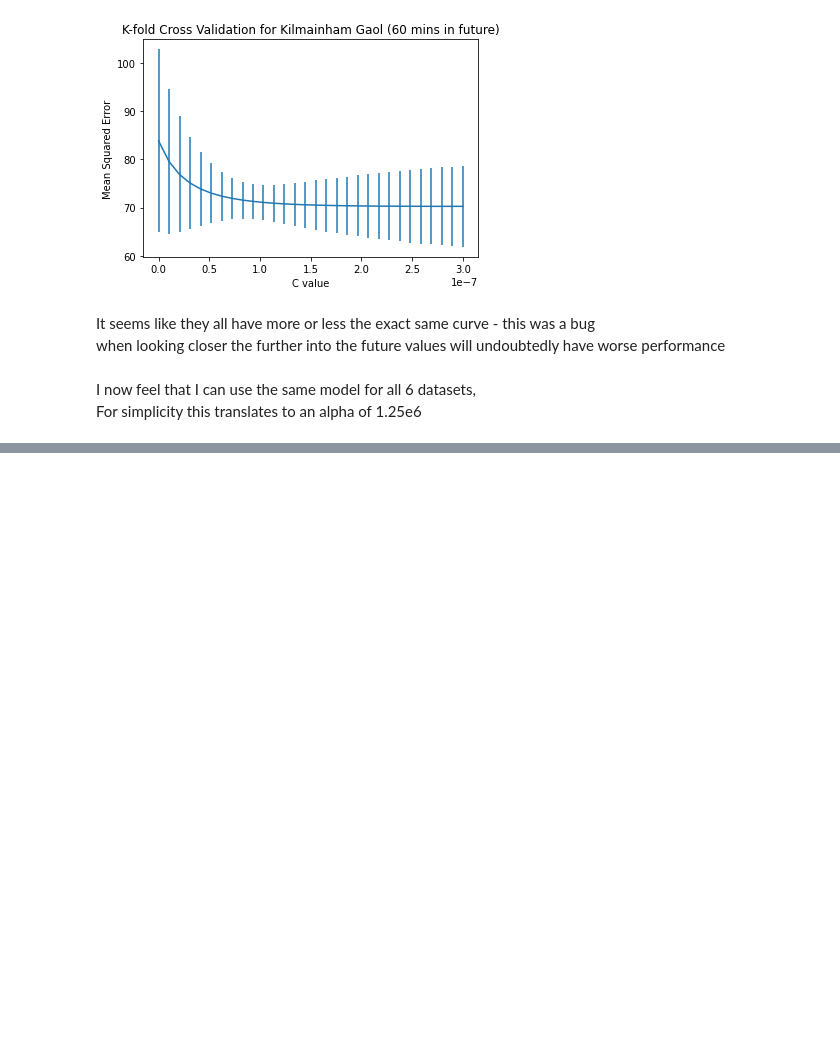
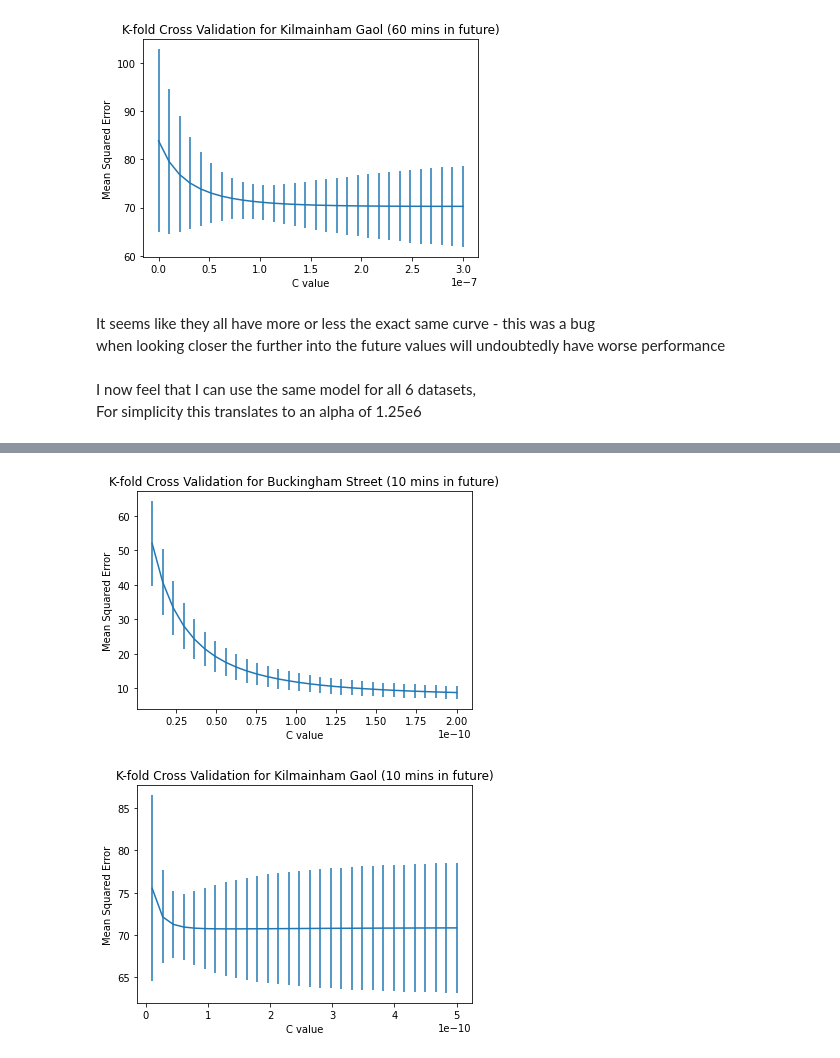
Before and after one commit to daltHub/Final-Assignment, a Jupyter notebook: ridge.ipynb, the cells around one changed output, grey strips where cells are left out. Drawn from its saved outputs; the diff is of its cells as text; code cells hidden in the pictures; blank space fills up the shorter version.

```diff
--- a/ridge.ipynb
+++ b/ridge.ipynb
@@ -128,5 +96,5 @@ array([[ 0.03472222,  0.        ,  1.        , ...,  0.        ,
 # %%
-def train_Kfold_ridge(X_features, y_features, c_value):
+def train_Kfold_ridge(X_features, y_features, alpha_value):
     """
     Uses K-fold cross validation
     Parameters
@@ -135,7 +103,7 @@ def train_Kfold_ridge(X_features, y_features, c_value):
         features
     y_features : array
         target features
-    c_value : float
+    alpha_value : float
         parameter for training
     Returns
     ----------
@@ -143,7 +111,7 @@ def train_Kfold_ridge(X_features, y_features, c_value):
     standard error : float
     """
     kf = KFold(n_splits=5)
-    model = Ridge(alpha=1/(2*c_value))
+    model = Ridge(alpha=alpha_value)
     errs = []
     # model = linear_model.Lasso(alpha=1/(2*c_value), max_iter=1000000000).fit()
     for train, test in kf.split(X_features):
@@ -316,0 +383,7 @@ Name: AVAILABLE BIKES, Length: 5396, dtype: int64
+# %%
+polyX1 = misc.make_poly_data(X1, 2)
+polyX2 = misc.make_poly_data(X2, 2)
+polyX3 = misc.make_poly_data(X3, 2)
+polyX4 = misc.make_poly_data(X4, 2)
+polyX5 = misc.make_poly_data(X5, 2)
+polyX6 = misc.make_poly_data(X6, 2)
@@ -316,0 +397,8 @@ Name: AVAILABLE BIKES, Length: 5396, dtype: int64
+# %%
+C_range = np.linspace(0.00000000001, 2e-10,num=30)
+Kfold_for_C_ridge(polyX1,Y1,C_range, 'K-fold Cross Validation for Buckingham Street (10 mins in future)')
+C_range = np.linspace(0.00000000001, 0.5e-9,num=30)
+Kfold_for_C_ridge(polyX2,Y2,C_range, 'K-fold Cross Validation for Kilmainham Gaol (10 mins in future)')
+# %% [output]
+[figure, added]
+[figure, added]
```
Also changed, not shown: parts of 17 cells of this notebook, 2 other files.
